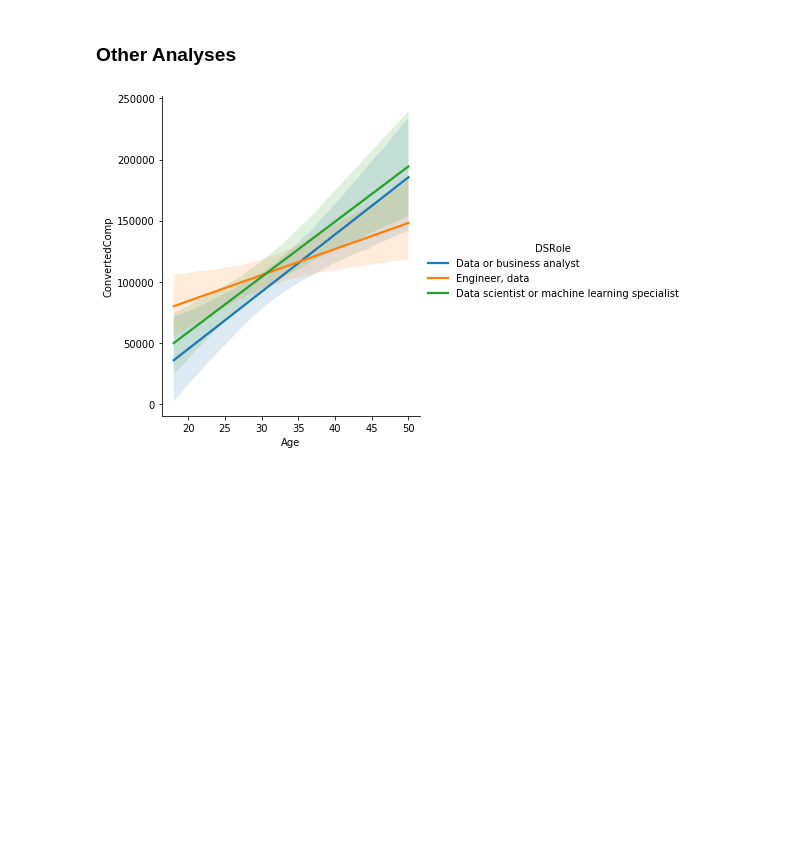
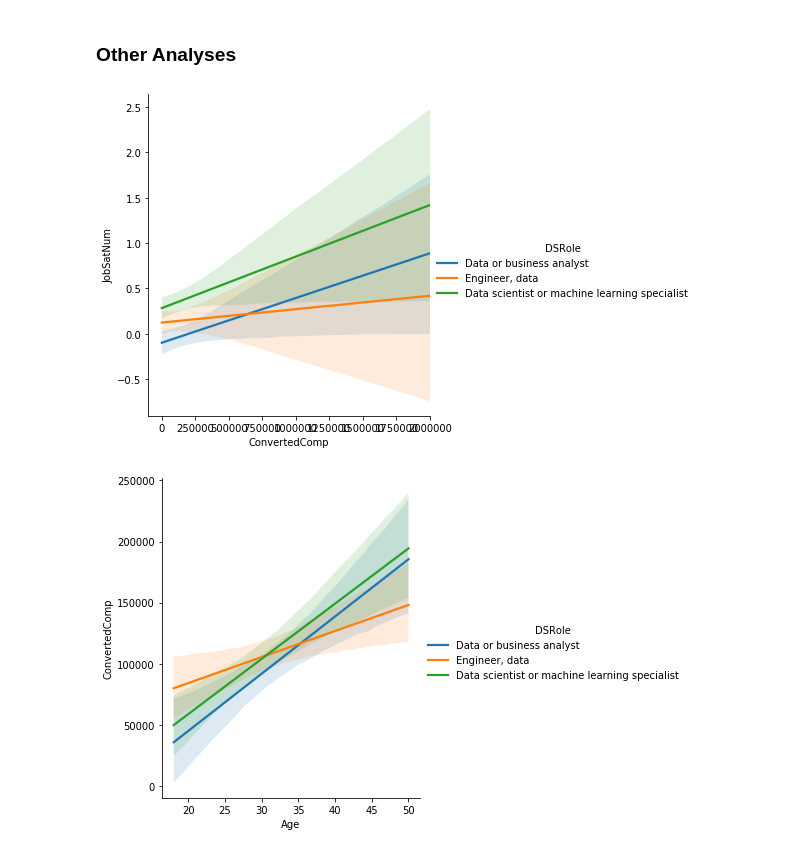
Before and after one commit to fehtakaoka/data-jobs-idiosyncrasies, a Jupyter notebook: Analysis.ipynb, the cells around one changed output. Cells and saved outputs as stored; diff of their text form; code cells hidden in the pictures; blank space fills up the shorter version.

```diff
--- a/Analysis.ipynb
+++ b/Analysis.ipynb
@@ -413,6 +410,11 @@ jobfac_bs_reps.groupby('DSRole').describe(percentiles=[0.025, 0.5, 0.975])[cols]
 | Engineer, data | 0.503137 | 0.527096 | 0.550485 | 0.418140 | 0.440958 | 0.463776 | 0.383343 | ... |
 # %% [markdown]
 ### Other Analyses
+# %%
+comp_df = dsr_df[['DSRole','ConvertedComp','JobSatNum','Age']].copy().dropna()
+_ = sns.lmplot(data=comp_df, x='ConvertedComp', y='JobSatNum', hue='DSRole', scatter=False)
+# %% [output]
+[figure, added]
 # %%
 comp_df = dsr_df[['DSRole','ConvertedComp','JobSatNum','Age']].copy().dropna()
 comp_df = comp_df[comp_df['Age'].between(18,50)]
```
Also changed, not shown: parts of 6 cells of this notebook.
